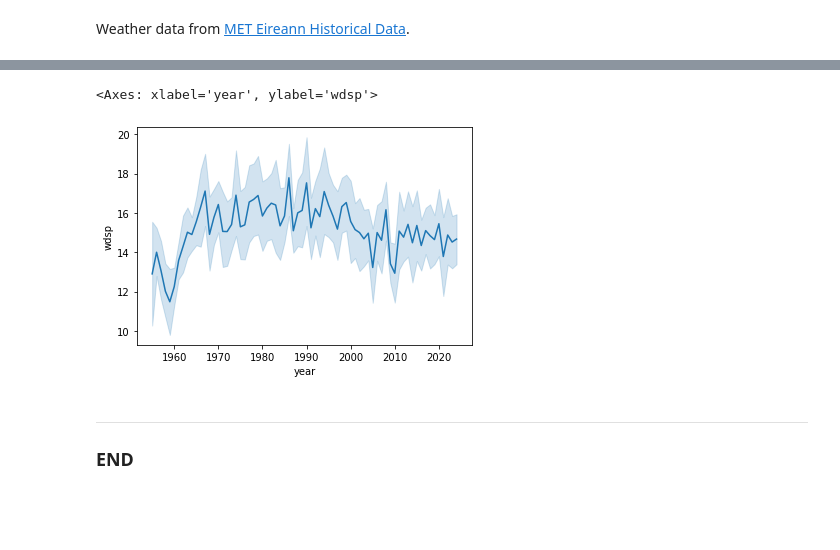
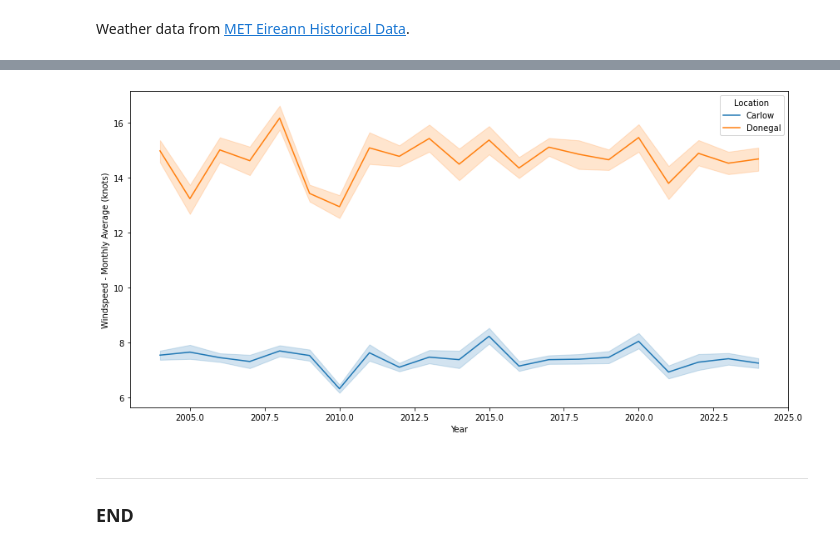
Before and after one commit to holmstead/PFDA, a Jupyter notebook: project/windspeed.ipynb, the cells around one changed output, grey strips where cells are left out. Cells and saved outputs as stored; diff of their text form; code cells hidden in the pictures; blank space fills up the shorter version.

```diff
--- a/project/windspeed.ipynb
+++ b/project/windspeed.ipynb
@@ -57,3 +64,6 @@ dtype: int64
+# %%
+# replace empty strings with NaN
+df = df.replace(["", " ", "NA", "null"], np.nan)
 # %%
 # check how many missing entries in each column
 df.isna().sum()
@@ -73,7 +74,4 @@ sun      0
 dtype: int64
-# %%
-# Drop rows with missing values (wasnt required in this case)
-df = df.dropna()
 # %%
 # view the first row in the dataframe
 df.iloc[0]
@@ -113,4 +93,4 @@ Windseed isnt numeric. Convert to numeric first.
 # %%
-# convert wdsp to numeric
-df['wdsp'] = pd.to_numeric(df['wdsp'], errors='coerce')
+# convert to all columns to numeric
+df = df.apply(pd.to_numeric, errors='coerce')
 # %%
@@ -145,9 +104,19 @@ plt.tight_layout()
-# %%
-# plot line using seaborn
-sns.lineplot(data=df, x='year', y='wdsp')
-# %% [output]
-<Axes: xlabel='year', ylabel='wdsp'>
-[figure, removed]
+# %%
+# plot line using seaborn
+fig, ax = plt.subplots(figsize=(12, 6))
+
+sns.lineplot(data=df, x='year', y='wdsp_carlow', label='Carlow')
+sns.lineplot(data=df, x='year', y='wdsp_donegal', label='Donegal')
+
+# decorate the plot
+plt.xlabel("Year")
+plt.ylabel("Windspeed - Monthly Average (knots)")
+#plt.title(f"wi")
+plt.legend(title='Location')
+
+plt.tight_layout()
+# %% [output]
+[figure, added]
 # %% [markdown]
 ***
 
```
Also changed, not shown: parts of 15 cells of this notebook.
